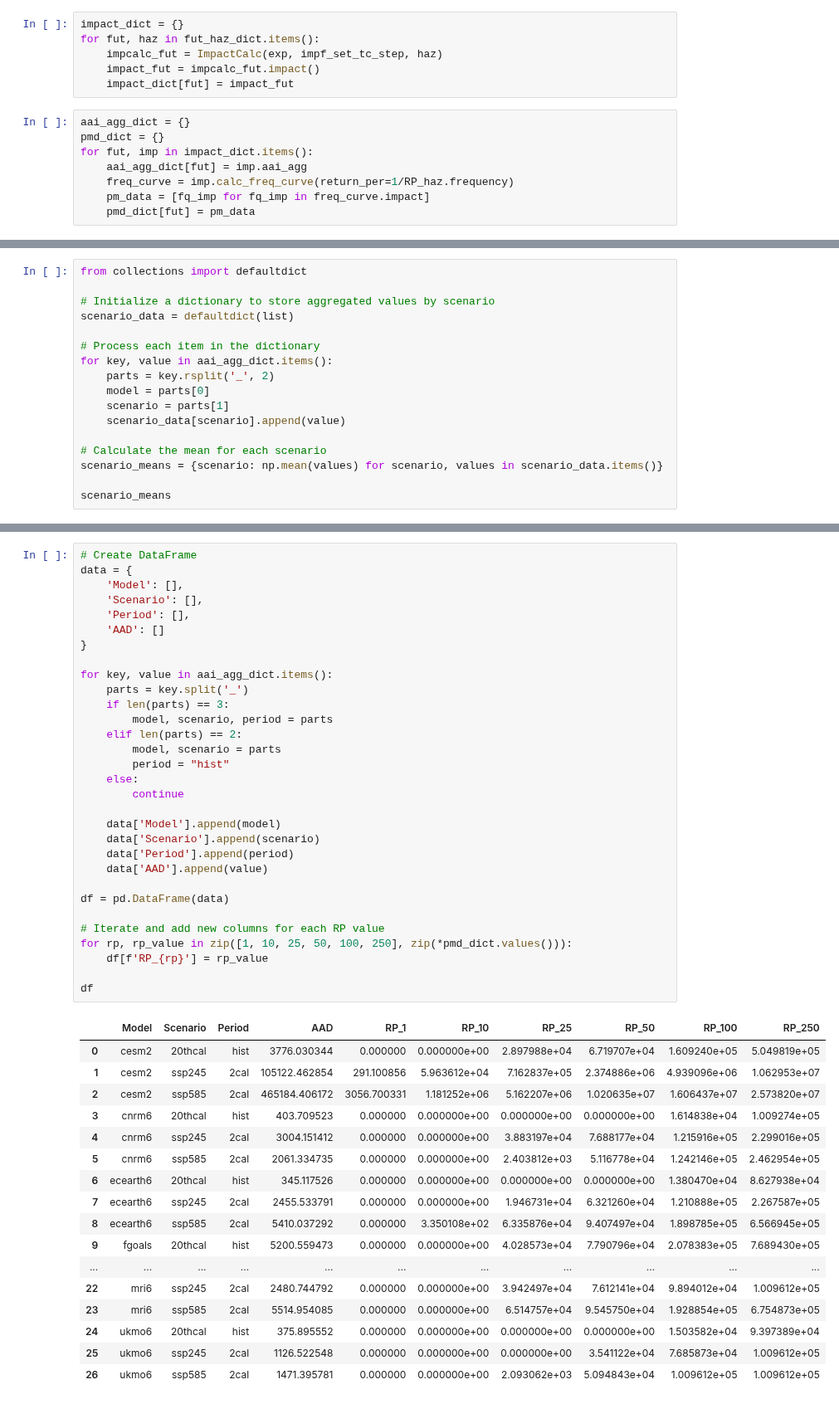
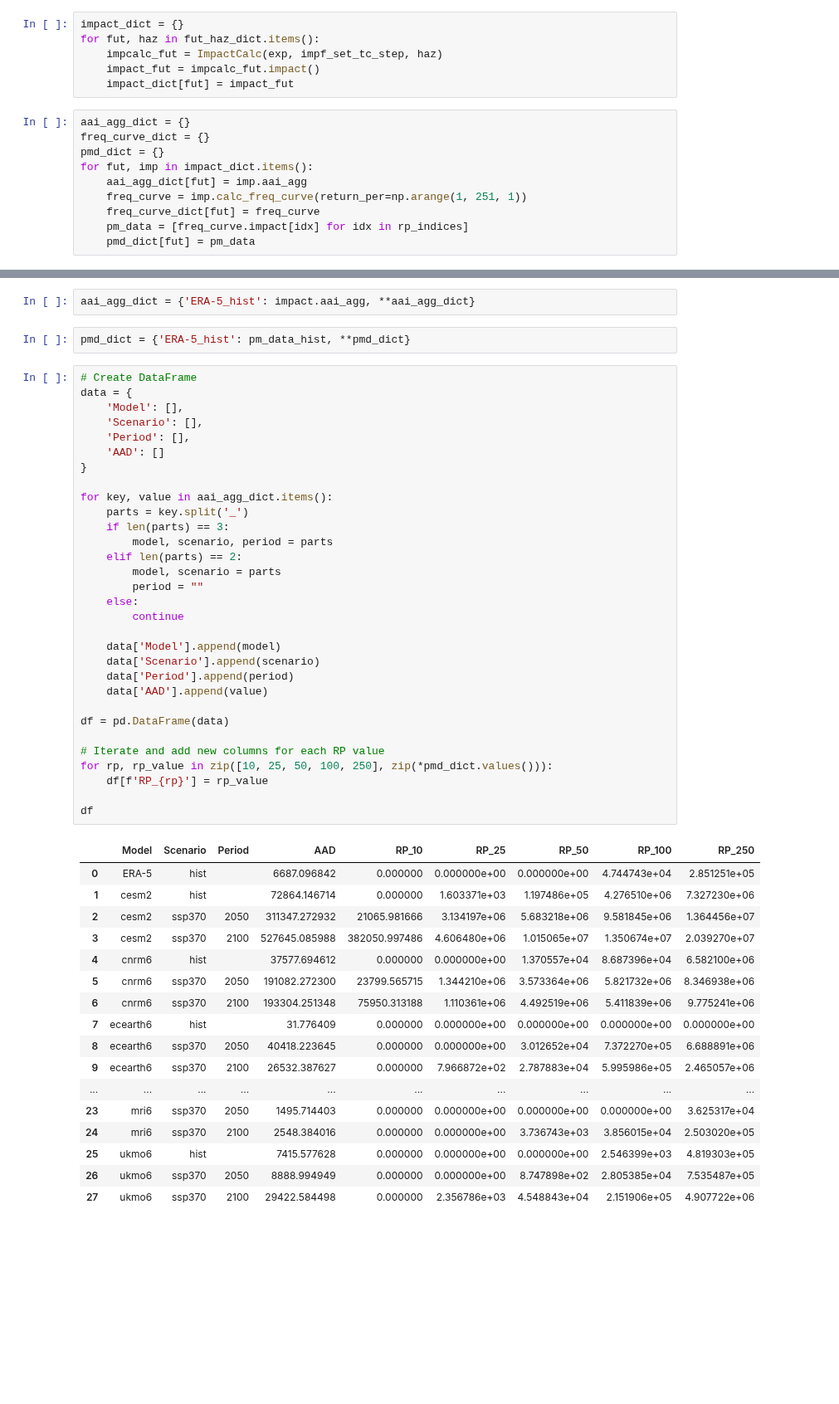
Before and after one commit to Evelyn-M/global-displacement-risk, a Jupyter notebook: doc/tutorial_TC.ipynb, the cells around one changed output, grey strips where cells are left out. Shown at 83% size. Saved outputs shown, nothing was run; the diff lists cells and outputs as text; blank space fills up the shorter version.

```diff
--- a/doc/tutorial_TC.ipynb
+++ b/doc/tutorial_TC.ipynb
@@ -395,9 +336,11 @@ for fut, haz in fut_haz_dict.items():
     impact_dict[fut] = impact_fut
 # %%
 aai_agg_dict = {}
+freq_curve_dict = {}
 pmd_dict = {}
 for fut, imp in impact_dict.items():
     aai_agg_dict[fut] = imp.aai_agg
-    freq_curve = imp.calc_freq_curve(return_per=1/RP_haz.frequency)
-    pm_data = [fq_imp for fq_imp in freq_curve.impact]
+    freq_curve = imp.calc_freq_curve(return_per=np.arange(1, 251, 1))
+    freq_curve_dict[fut] = freq_curve
+    pm_data = [freq_curve.impact[idx] for idx in rp_indices]
     pmd_dict[fut] = pm_data
@@ -404,17 +348,0 @@ for fut, imp in impact_dict.items():
-# %%
-from collections import defaultdict
-
-# Initialize a dictionary to store aggregated values by scenario
-scenario_data = defaultdict(list)
-
-# Process each item in the dictionary
-for key, value in aai_agg_dict.items():
-    parts = key.rsplit('_', 2)
-    model = parts[0]
-    scenario = parts[1]
-    scenario_data[scenario].append(value)
-
-# Calculate the mean for each scenario
-scenario_means = {scenario: np.mean(values) for scenario, values in scenario_data.items()}
-
-scenario_means
@@ -425,49 +353,53 @@ scenario_means
+# %%
+aai_agg_dict = {'ERA-5_hist': impact.aai_agg, **aai_agg_dict}
+# %%
+pmd_dict = {'ERA-5_hist': pm_data_hist, **pmd_dict}
 # %%
 # Create DataFrame
 data = {
     'Model': [],
     'Scenario': [],
     'Period': [],
     'AAD': []
 }
 
 for key, value in aai_agg_dict.items():
     parts = key.split('_')
     if len(parts) == 3:
         model, scenario, period = parts
     elif len(parts) == 2:
         model, scenario = parts
-        period = "hist"
+        period = ""
     else:
         continue
 
     data['Model'].append(model)
     data['Scenario'].append(scenario)
     data['Period'].append(period)
     data['AAD'].append(value)
 
 df = pd.DataFrame(data)
 
 # Iterate and add new columns for each RP value
-for rp, rp_value in zip([1, 10, 25, 50, 100, 250], zip(*pmd_dict.values())):
+for rp, rp_value in zip([10, 25, 50, 100, 250], zip(*pmd_dict.values())):
     df[f'RP_{rp}'] = rp_value
 
 df
 # %% [output]
-|  | Model | Scenario | Period | AAD | RP_1 | RP_10 | RP_25 | RP_50 | RP_100 | RP_250 |
-| 0 | cesm2 | 20thcal | hist | 3776.030344 | 0.000000 | 0.000000e+00 | 2.897988e+04 | 6.719707e+04 | 1.609240e+05 | 5.049819e+05 |
-| 1 | cesm2 | ssp245 | 2cal | 105122.462854 | 291.100856 | 5.963612e+04 | 7.162837e+05 | 2.374886e+06 | 4.939096e+06 | 1.062953e+07 |
-| 2 | cesm2 | ssp585 | 2cal | 465184.406172 | 3056.700331 | 1.181252e+06 | 5.162207e+06 | 1.020635e+07 | 1.606437e+07 | 2.573820e+07 |
-| 3 | cnrm6 | 20thcal | hist | 403.709523 | 0.000000 | 0.000000e+00 | 0.000000e+00 | 0.000000e+00 | 1.614838e+04 | 1.009274e+05 |
-| 4 | cnrm6 | ssp245 | 2cal | 3004.151412 | 0.000000 | 0.000000e+00 | 3.883197e+04 | 7.688177e+04 | 1.215916e+05 | 2.299016e+05 |
-| 5 | cnrm6 | ssp585 | 2cal | 2061.334735 | 0.000000 | 0.000000e+00 | 2.403812e+03 | 5.116778e+04 | 1.242146e+05 | 2.462954e+05 |
-| 6 | ecearth6 | 20thcal | hist | 345.117526 | 0.000000 | 0.000000e+00 | 0.000000e+00 | 0.000000e+00 | 1.380470e+04 | 8.627938e+04 |
-| 7 | ecearth6 | ssp245 | 2cal | 2455.533791 | 0.000000 | 0.000000e+00 | 1.946731e+04 | 6.321260e+04 | 1.210888e+05 | 2.267587e+05 |
-| 8 | ecearth6 | ssp585 | 2cal | 5410.037292 | 0.000000 | 3.350108e+02 | 6.335876e+04 | 9.407497e+04 | 1.898785e+05 | 6.566945e+05 |
-| 9 | fgoals | 20thcal | hist | 5200.559473 | 0.000000 | 0.000000e+00 | 4.028573e+04 | 7.790796e+04 | 2.078383e+05 | 7.689430e+05 |
-| ... | ... | ... | ... | ... | ... | ... | ... | ... | ... | ... |
-| 22 | mri6 | ssp245 | 2cal | 2480.744792 | 0.000000 | 0.000000e+00 | 3.942497e+04 | 7.612141e+04 | 9.894012e+04 | 1.009612e+05 |
-| 23 | mri6 | ssp585 | 2cal | 5514.954085 | 0.000000 | 0.000000e+00 | 6.514757e+04 | 9.545750e+04 | 1.928854e+05 | 6.754873e+05 |
-| 24 | ukmo6 | 20thcal | hist | 375.895552 | 0.000000 | 0.000000e+00 | 0.000000e+00 | 0.000000e+00 | 1.503582e+04 | 9.397389e+04 |
-| 25 | ukmo6 | ssp245 | 2cal | 1126.522548 | 0.000000 | 0.000000e+00 | 0.000000e+00 | 3.541122e+04 | 7.685873e+04 | 1.009612e+05 |
-| 26 | ukmo6 | ssp585 | 2cal | 1471.395781 | 0.000000 | 0.000000e+00 | 2.093062e+03 | 5.094843e+04 | 1.009612e+05 | 1.009612e+05 |
+|  | Model | Scenario | Period | AAD | RP_10 | RP_25 | RP_50 | RP_100 | RP_250 |
+| 0 | ERA-5 | hist |  | 6687.096842 | 0.000000 | 0.000000e+00 | 0.000000e+00 | 4.744743e+04 | 2.851251e+05 |
+| 1 | cesm2 | hist |  | 72864.146714 | 0.000000 | 1.603371e+03 | 1.197486e+05 | 4.276510e+06 | 7.327230e+06 |
+| 2 | cesm2 | ssp370 | 2050 | 311347.272932 | 21065.981666 | 3.134197e+06 | 5.683218e+06 | 9.581845e+06 | 1.364456e+07 |
+| 3 | cesm2 | ssp370 | 2100 | 527645.085988 | 382050.997486 | 4.606480e+06 | 1.015065e+07 | 1.350674e+07 | 2.039270e+07 |
+| 4 | cnrm6 | hist |  | 37577.694612 | 0.000000 | 0.000000e+00 | 1.370557e+04 | 8.687396e+04 | 6.582100e+06 |
+| 5 | cnrm6 | ssp370 | 2050 | 191082.272300 | 23799.565715 | 1.344210e+06 | 3.573364e+06 | 5.821732e+06 | 8.346938e+06 |
+| 6 | cnrm6 | ssp370 | 2100 | 193304.251348 | 75950.313188 | 1.110361e+06 | 4.492519e+06 | 5.411839e+06 | 9.775241e+06 |
+| 7 | ecearth6 | hist |  | 31.776409 | 0.000000 | 0.000000e+00 | 0.000000e+00 | 0.000000e+00 | 0.000000e+00 |
+| 8 | ecearth6 | ssp370 | 2050 | 40418.223645 | 0.000000 | 0.000000e+00 | 3.012652e+04 | 7.372270e+05 | 6.688891e+06 |
+| 9 | ecearth6 | ssp370 | 2100 | 26532.387627 | 0.000000 | 7.966872e+02 | 2.787883e+04 | 5.995986e+05 | 2.465057e+06 |
+| ... | ... | ... | ... | ... | ... | ... | ... | ... | ... |
+| 23 | mri6 | ssp370 | 2050 | 1495.714403 | 0.000000 | 0.000000e+00 | 0.000000e+00 | 0.000000e+00 | 3.625317e+04 |
+| 24 | mri6 | ssp370 | 2100 | 2548.384016 | 0.000000 | 0.000000e+00 | 3.736743e+03 | 3.856015e+04 | 2.503020e+05 |
+| 25 | ukmo6 | hist |  | 7415.577628 | 0.000000 | 0.000000e+00 | 0.000000e+00 | 2.546399e+03 | 4.819303e+05 |
+| 26 | ukmo6 | ssp370 | 2050 | 8888.994949 | 0.000000 | 0.000000e+00 | 8.747898e+02 | 2.805385e+04 | 7.535487e+05 |
+| 27 | ukmo6 | ssp370 | 2100 | 29422.584498 | 0.000000 | 2.356786e+03 | 4.548843e+04 | 2.151906e+05 | 4.907722e+06 |
```
Also changed, not shown: parts of 81 cells of this notebook, 1 other file.
